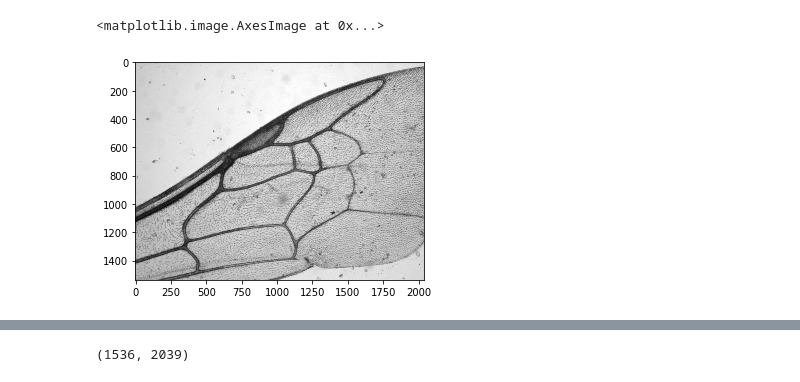
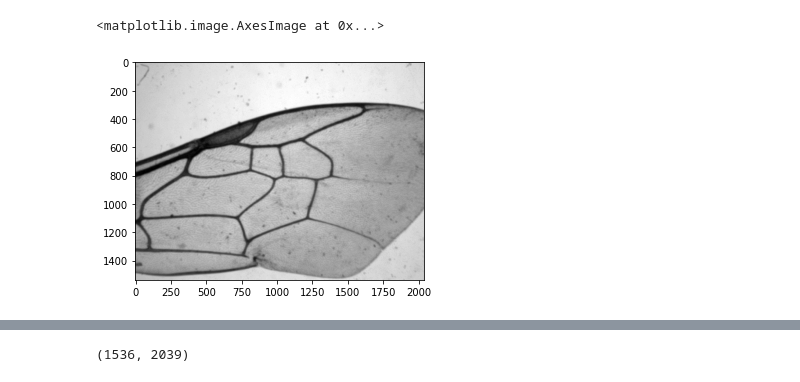
Before and after one commit to DaniGodin/BeeDetect, a Jupyter notebook: src/Hugo_tests.ipynb, the cells around one changed output, grey strips where cells are left out. Saved outputs shown, nothing was run; the diff lists cells and outputs as text; code cells hidden in the pictures.

```diff
--- a/src/Hugo_tests.ipynb
+++ b/src/Hugo_tests.ipynb
@@ -7,6 +11,7 @@ import glob
 # %%
-im = cv2.imread('../TEST/03_inf.jpg')
-img = cv2.cvtColor(im, cv.COLOR_BGR2GRAY)
+#im = cv2.imread('../TEST/0_inf.jpg')
+im = train_imgs[0]
+img = cv2.cvtColor(im, cv2.COLOR_BGR2GRAY)
 img.shape, img.dtype
 plt.imshow(img, cmap='gray')
 # %% [output]
@@ -22,6 +20,8 @@ plt.imshow(bin_img, cmap = 'gray')
 # %%
-blur = cv2.GaussianBlur(img,(5,5),0)
+for i in range(20):
+    blur = cv2.GaussianBlur(img,(5,5),0)
+    img = blur
 plt.imshow(blur, cmap='gray')
 # %% [output]
 <matplotlib.image.AxesImage at 0x...>
-[figure, old version]
+[figure, new version]
```
Also changed, not shown: parts of 12 cells of this notebook.
